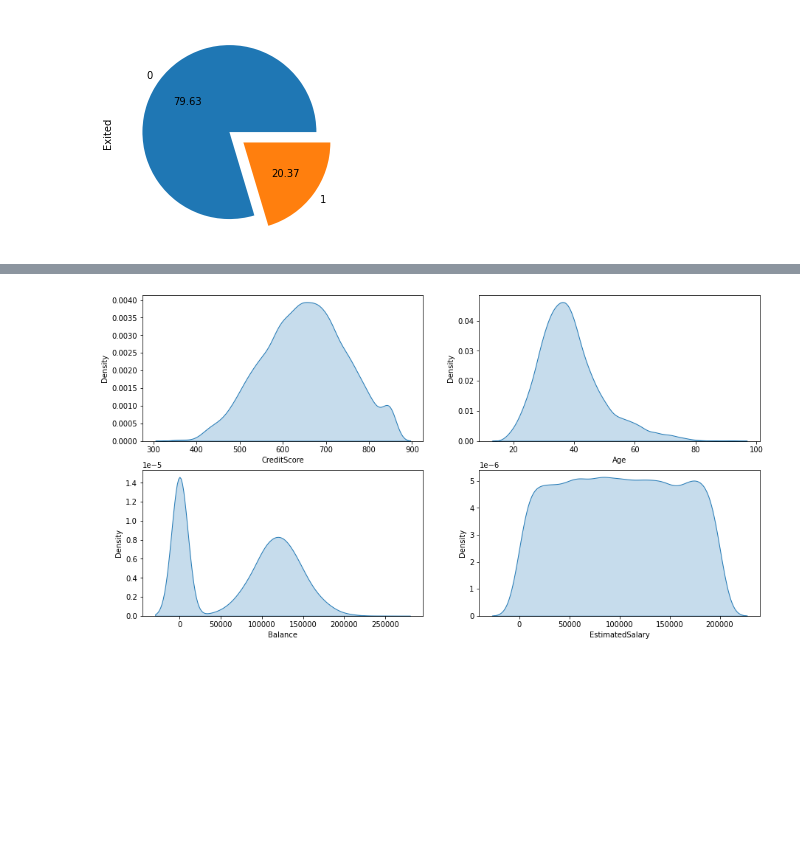
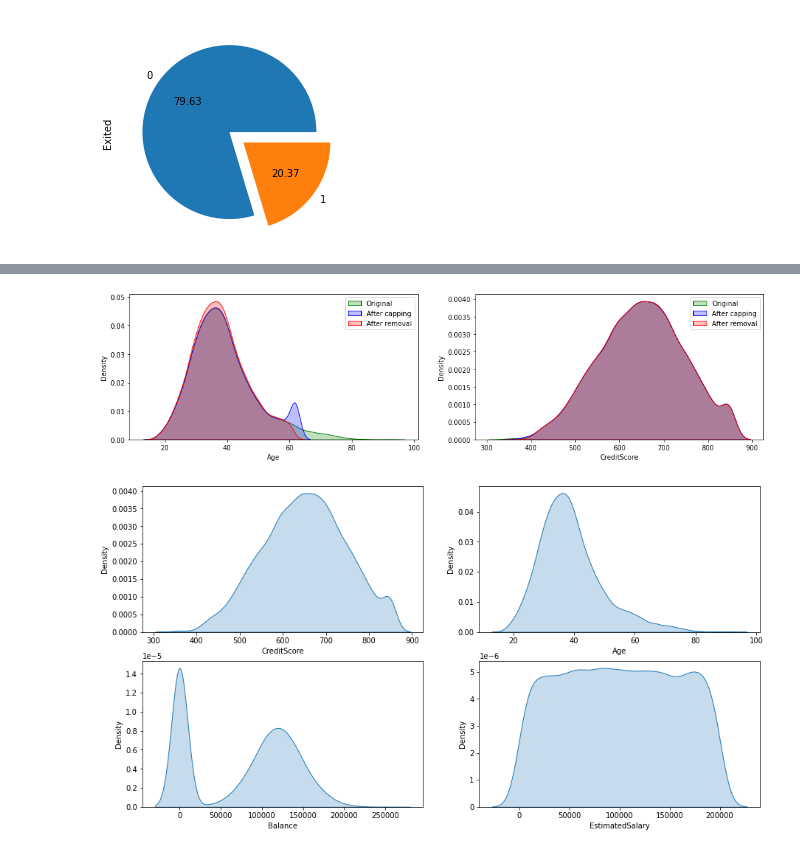
Before and after one commit to yuvraaj2002/Deep-learning-projects, a Jupyter notebook: Customer Churn Prediction/Code.ipynb, the cells around one changed output, grey strips where cells are left out. Drawn from its saved outputs; the diff is of its cells as text; code cells hidden in the pictures; blank space fills up the shorter version.

```diff
--- a/Customer Churn Prediction/Code.ipynb
+++ b/Customer Churn Prediction/Code.ipynb
@@ -114,0 +165,38 @@ df['Exited'].value_counts().plot(kind='pie',autopct='%.2f',explode= ex)
+# %%
+# Creating function for finding upper and lower limit of the feature
+def find_ul_ll(series):
+    q1 = series.quantile(0.25)
+    q3 = series.quantile(0.75)
+    IQR = q3-q1
+    Upper_lmt = q3 + (1.5*IQR)
+    Lower_lmt = q1 - (1.5*IQR)
+    return [Upper_lmt,Lower_lmt]
+# %%
+# Let's cap the outliers
+for col in cap_df.columns:
+    lmts = find_ul_ll(cap_df[col])
+    cap_df[col] = np.where(cap_df[col] > lmts[0],lmts[0], np.where(cap_df[col]<lmts[1],lmts[1],cap_df[col]))
+# %%
+# Let's remove the outliers
+lmts_age = find_ul_ll(remove_df['Age'])
+remove_df = remove_df[remove_df['Age'] < lmts_age[0]]
+
+lmts_creditsc = find_ul_ll(remove_df['CreditScore'])
+remove_df = remove_df[remove_df['CreditScore'] > lmts_creditsc[1]]
+# %%
+# Let's now visualize the change in distribution after capping/remvoing outliers
+fig,ax = plt.subplots(1,2,figsize=(17,4))
+
+sns.kdeplot(df['Age'],shade=True,ax = ax[0],color='green',label='Original')
+sns.kdeplot(cap_df['Age'],shade=True,ax = ax[0],color='blue',label='After capping')
+sns.kdeplot(remove_df['Age'],shade=True,ax = ax[0],color='red',label='After removal')
+ax[0].legend()
+
+sns.kdeplot(df['CreditScore'],shade=True,ax = ax[1],color='green',label='Original')
+sns.kdeplot(cap_df['CreditScore'],shade=True,ax = ax[1],color='blue',label='After capping')
+sns.kdeplot(remove_df['CreditScore'],shade=True,ax = ax[1],color='red',label='After removal')
+ax[1].legend()
+
+plt.show()
+# %% [output]
+[figure, added]
```
Also changed, not shown: parts of 12 cells of this notebook.
